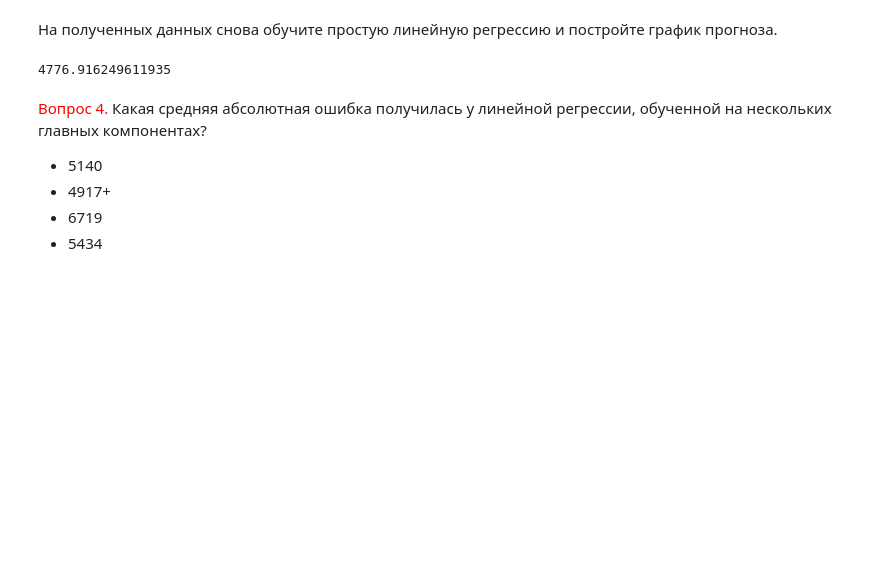
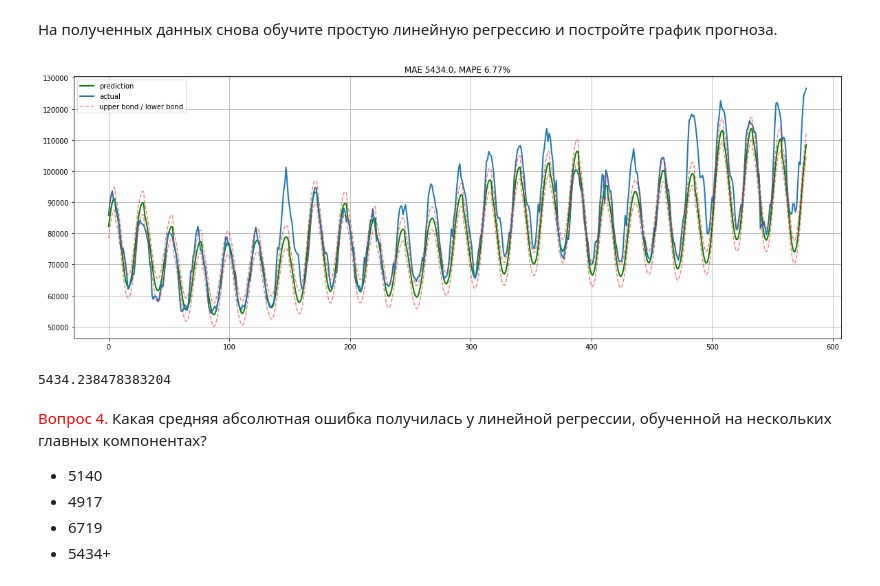
Before and after one commit to bluberryfox/USML_school, a Jupyter notebook: 9 неделя/hw9_session3_time_series.ipynb, the cells around one changed output. Cells and saved outputs as stored; diff of their text form; code cells hidden in the pictures; blank space fills up the shorter version.

```diff
--- a/9 неделя/hw9_session3_time_series.ipynb
+++ b/9 неделя/hw9_session3_time_series.ipynb
@@ -312,20 +316,24 @@ plotPCA()
 # %%
 pca = PCA(n_components = 6)
 pca_features_train = pca.fit_transform(X_train_scaled)
-pca_features_test = pca.fit_transform(X_test_scaled)
+pca_features_test = pca.transform(X_test_scaled)
 # %% [markdown]
 На полученных данных снова обучите простую линейную регрессию и постройте график прогноза.
 # %%
 reg = LinearRegression().fit(pca_features_train, y_train)
-# %%
-np.mean(cross_val_score(reg, pca_features_test, y_test, scoring="neg_mean_absolute_error"))*(-1)
-# %% [output]
-4776.916249611935
+# %%
+plotModelResults(reg, pca_features_train, pca_features_test, plot_intervals=True)
+# %% [output]
+[figure, added]
+# %%
+mean_absolute_error(y_test,reg.predict(pca_features_test))
+# %% [output]
+5434.238478383204
 # %%
 #где-то косяк
 # %% [markdown]
 <font color='red'>Вопрос 4.</font> Какая средняя абсолютная ошибка получилась у линейной регрессии, обученной на нескольких главных компонентах?
 - 5140
-- 4917+
+- 4917
 - 6719
-- 5434
+- 5434+
```
Also changed, not shown: parts of 5 cells of this notebook.
